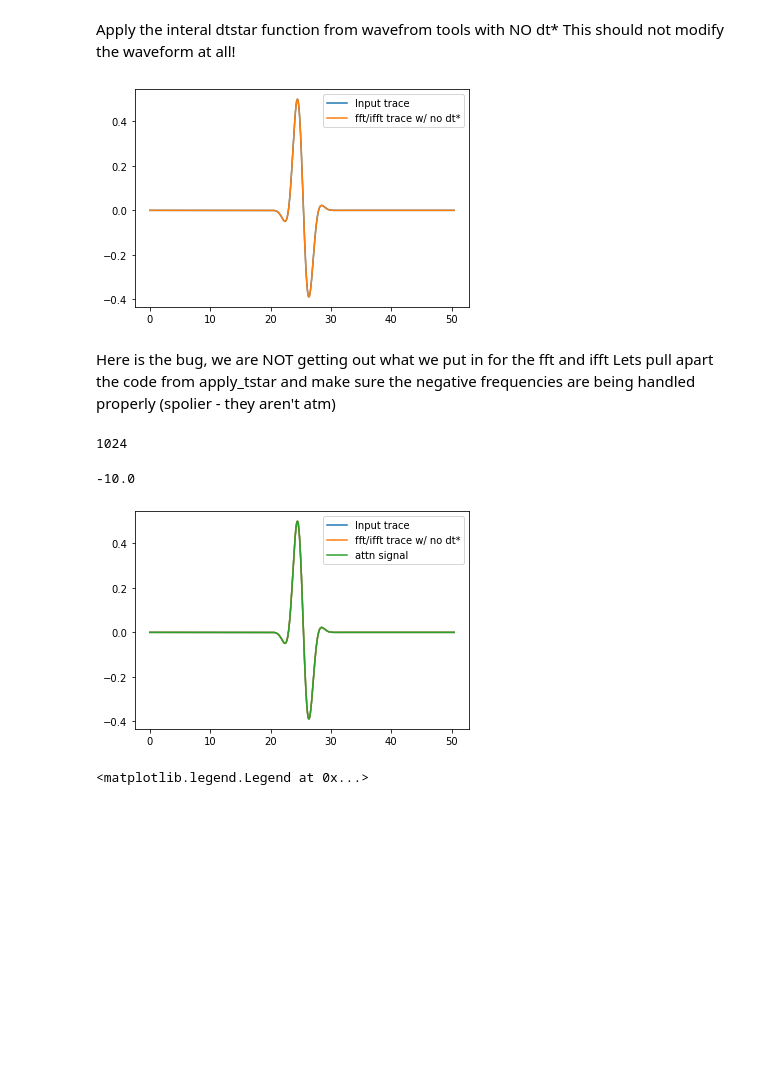
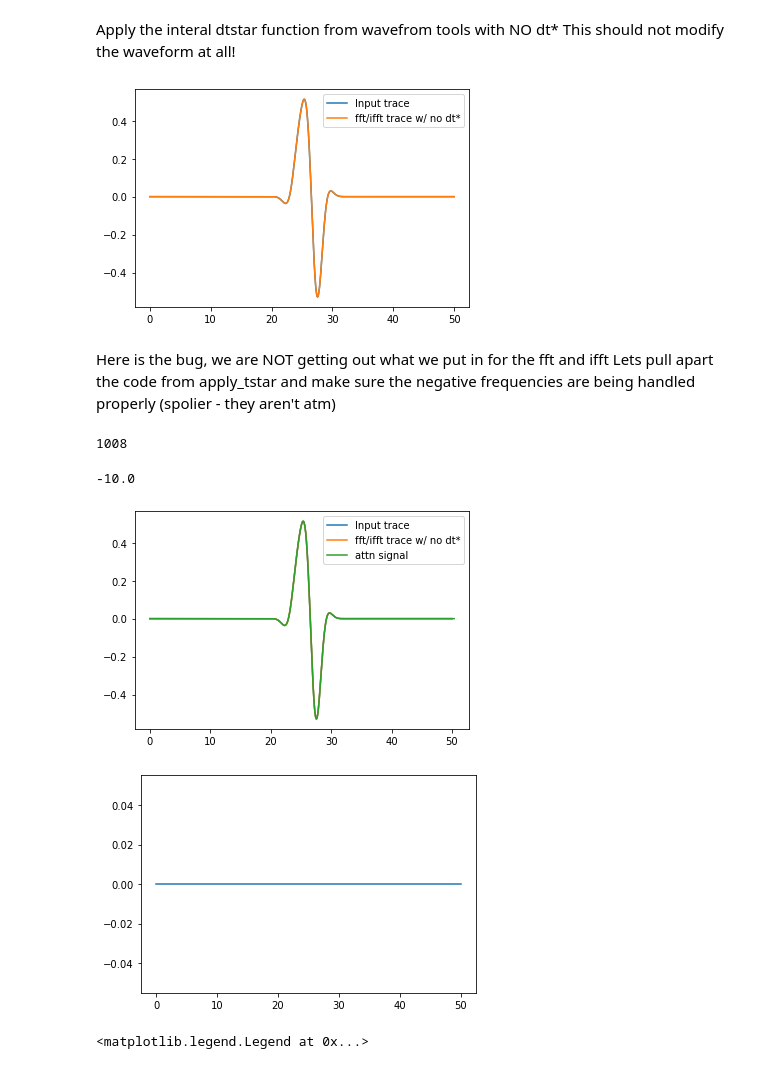
Before and after one commit to Jasplet/ani_attenuation, a Jupyter notebook: ani_attenuation/debug_ifft.ipynb, the cells around one changed output. Cells and saved outputs as stored; diff of their text form; code cells hidden in the pictures; blank space fills up the shorter version.

```diff
--- a/ani_attenuation/debug_ifft.ipynb
+++ b/ani_attenuation/debug_ifft.ipynb
@@ -14,7 +14,7 @@ Dev notebook to sort out the negative frequency bugs in waveform_tools.
 
 First generate a waveform with no dt* (and no frequency domain operations)
 # %%
-test = synthetics.gen_synthetic_split(30, 1.5, dtstar=0, nsamps=1009, noise=0)
+test = synthetics.gen_synthetic_split(30, 1.5, dtstar=0, nsamps=1001, noise=0, spol=80)
 # Isolate one trace
 test.plot()
 tr = test[1].data
@@ -38,7 +38,7 @@ ax.plot(time, tr_out, label='fft/ifft trace w/ no dt*')
 ax.legend()
 plt.show()
 # %% [output]
-[figure, old version]
+[figure, new version]
 # %% [markdown]
 Here is the bug, we are NOT getting out what we put in for the fft and ifft
 Lets pull apart the code from apply_tstar and make sure the negative frequencies are being handled properly (spolier - they aren't atm)
@@ -46,7 +46,7 @@ Lets pull apart the code from apply_tstar and make sure the negative frequencies
 signal = tr.copy()
 delta = 0.05
 fref = 1
-tstar = 0
+tstar = 1
 from scipy.fft import fft, ifft, fftfreq, next_fast_len
 # Copy of the bugged version of apply_tstar, without the causual attenuation operator for now
 # Take fft of trace. Supplying a larger n 0-pads trace.
@@ -82,21 +82,27 @@ attenuated_signal = ifft(attenuated_fd_signal, n)
 # %%
 attenuated_signal.__len__()
 # %% [output]
-1024
+1008
 # %%
 f = fftfreq(n, delta)
 f[n//2]
 # %% [output]
 -10.0
 # %%
+t1 =  np.arange(0,n)*0.05
 fig, ax = plt.subplots(1,1)
 ax.plot(time, tr, label='Input trace')
 ax.plot(time, tr_out, label='fft/ifft trace w/ no dt*')
-ax.plot(time, attenuated_signal.real[0:nsamps], label='attn signal')
+ax.plot(t1, attenuated_signal.real, label='attn signal')
 ax.legend()
+fig2, ax = plt.subplots(1,1)
+ax.plot(time, (tr_out - attenuated_signal[0:nsamps].real))
 plt.show()
+
+## NB tstar =1 now so plots wont exactl match
 # %% [output]
-[figure, old version]
+[figure, new version]
+[figure, added]
 # %%
 fig, ax = plt.subplots(1,1)
 ax.plot(f, abs(fd_signal),'.', label='input')
```
Also changed, not shown: parts of 1 cell of this notebook.
